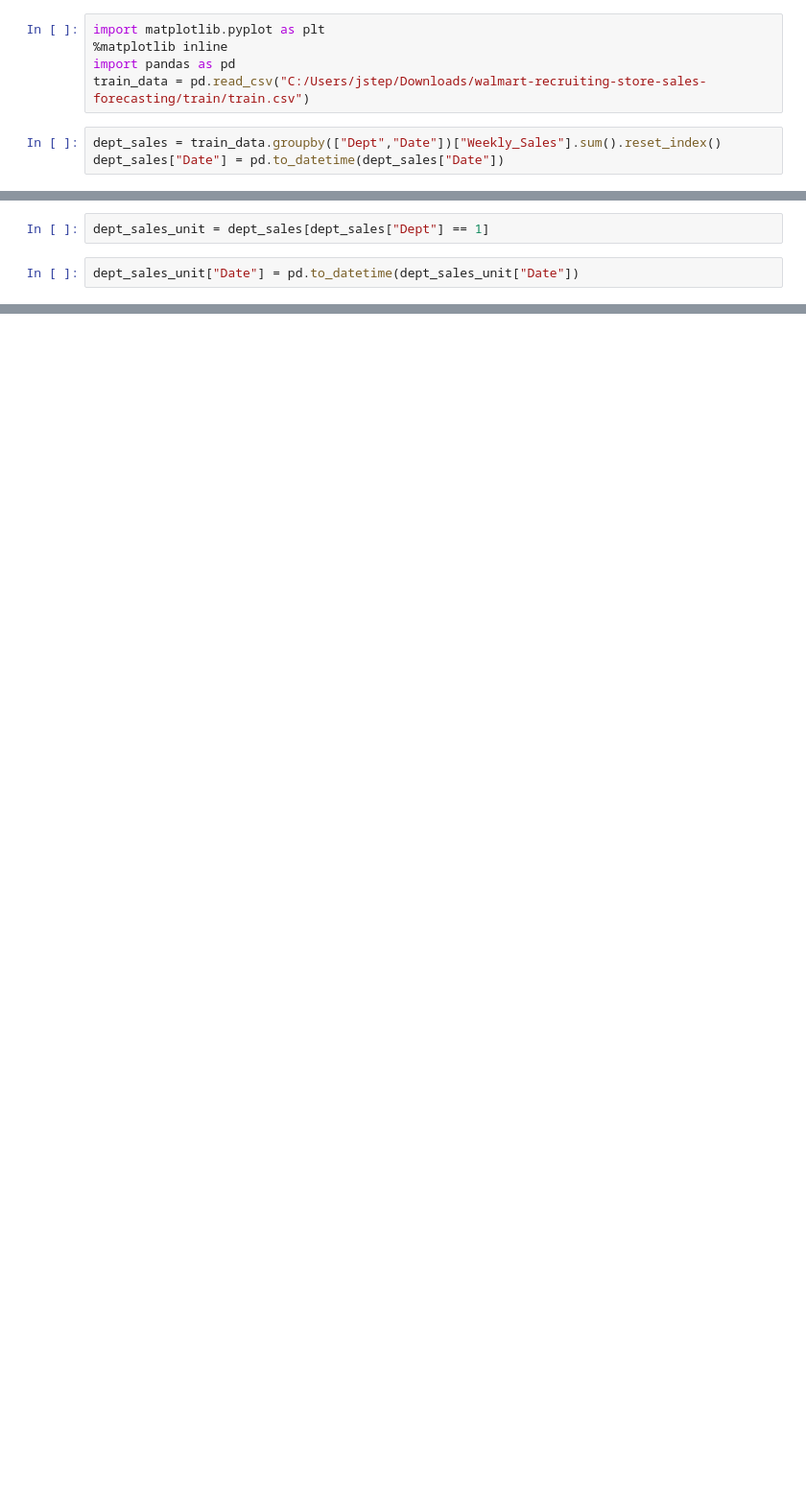
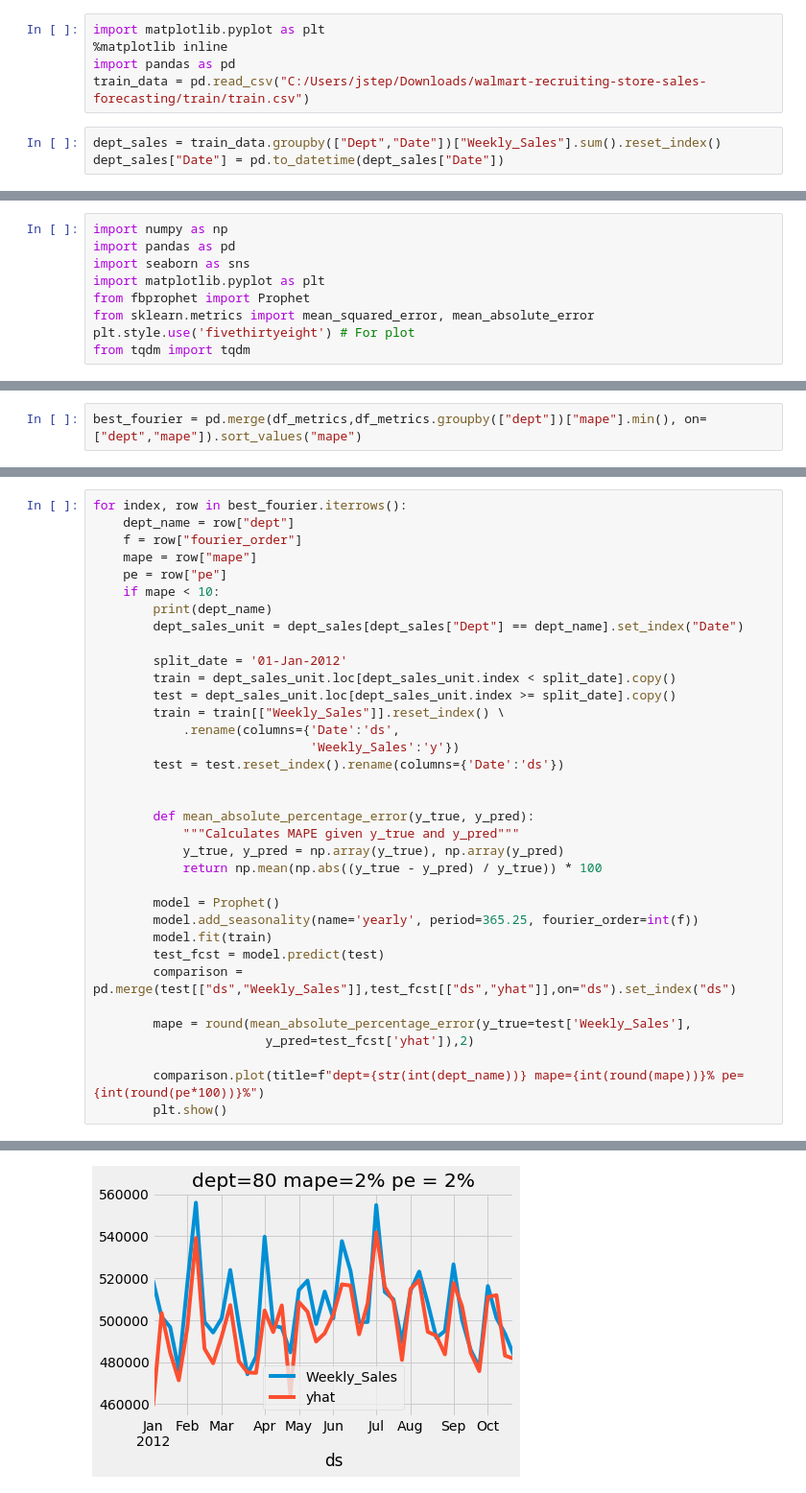
Before and after one commit to jstephenj14/walmart-forecasting-challenge, a Jupyter notebook: src/analysis.ipynb, the cells around one changed output, grey strips where cells are left out. Shown at 96% size. Drawn from its saved outputs; the diff is of its cells as text; blank space fills up the shorter version.

Commit message:
adding prophet models with different fourier orders

```diff
--- a/src/analysis.ipynb
+++ b/src/analysis.ipynb
@@ -30,5 +30 @@ for dept in list(dept_sales["Dept"].unique()):
 ... (150 outputs left out)
-# %%
-dept_sales_unit = dept_sales[dept_sales["Dept"] == 1]
-# %%
-dept_sales_unit["Date"] = pd.to_datetime(dept_sales_unit["Date"])
@@ -47,0 +31,9 @@ dtype: object
+# %%
+import numpy as np
+import pandas as pd
+import seaborn as sns
+import matplotlib.pyplot as plt
+from fbprophet import Prophet
+from sklearn.metrics import mean_squared_error, mean_absolute_error
+plt.style.use('fivethirtyeight') # For plot
+from tqdm import tqdm
@@ -47,0 +99,2 @@ dtype: object
+# %%
+best_fourier = pd.merge(df_metrics,df_metrics.groupby(["dept"])["mape"].min(), on=["dept","mape"]).sort_values("mape")
@@ -47,0 +117,36 @@ dtype: object
+# %%
+for index, row in best_fourier.iterrows():
+    dept_name = row["dept"]
+    f = row["fourier_order"]
+    mape = row["mape"]
+    pe = row["pe"]
+    if mape < 10:
+        print(dept_name)
+        dept_sales_unit = dept_sales[dept_sales["Dept"] == dept_name].set_index("Date")
+
+        split_date = '01-Jan-2012'
+        train = dept_sales_unit.loc[dept_sales_unit.index < split_date].copy()
+        test = dept_sales_unit.loc[dept_sales_unit.index >= split_date].copy()
+        train = train[["Weekly_Sales"]].reset_index() \
+            .rename(columns={'Date':'ds',
+                             'Weekly_Sales':'y'})
+        test = test.reset_index().rename(columns={'Date':'ds'})
+
+
+        def mean_absolute_percentage_error(y_true, y_pred):
+            """Calculates MAPE given y_true and y_pred"""
+            y_true, y_pred = np.array(y_true), np.array(y_pred)
+            return np.mean(np.abs((y_true - y_pred) / y_true)) * 100
+
+        model = Prophet()
+        model.add_seasonality(name='yearly', period=365.25, fourier_order=int(f))
+        model.fit(train)
+        test_fcst = model.predict(test)
+        comparison = pd.merge(test[["ds","Weekly_Sales"]],test_fcst[["ds","yhat"]],on="ds").set_index("ds")
+
+        mape = round(mean_absolute_percentage_error(y_true=test['Weekly_Sales'],
+                       y_pred=test_fcst['yhat']),2)
+
+        comparison.plot(title=f"dept={str(int(dept_name))} mape={int(round(mape))}% pe={int(round(pe*100))}%")
+        plt.show()
+# %% [output]
@@ -47,0 +157 @@ dtype: object
+[figure, added]
```
Also changed, not shown: parts of 10 cells of this notebook.
